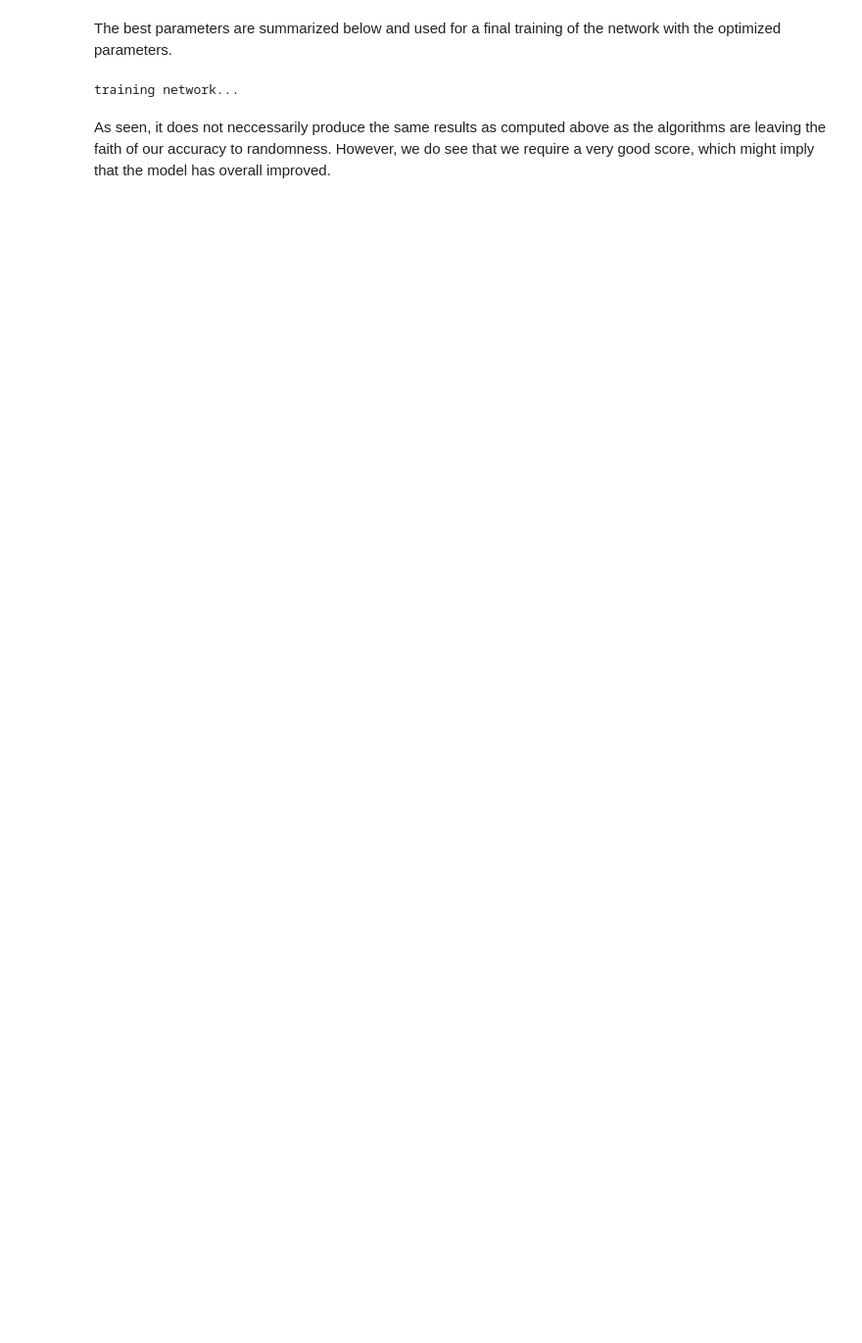
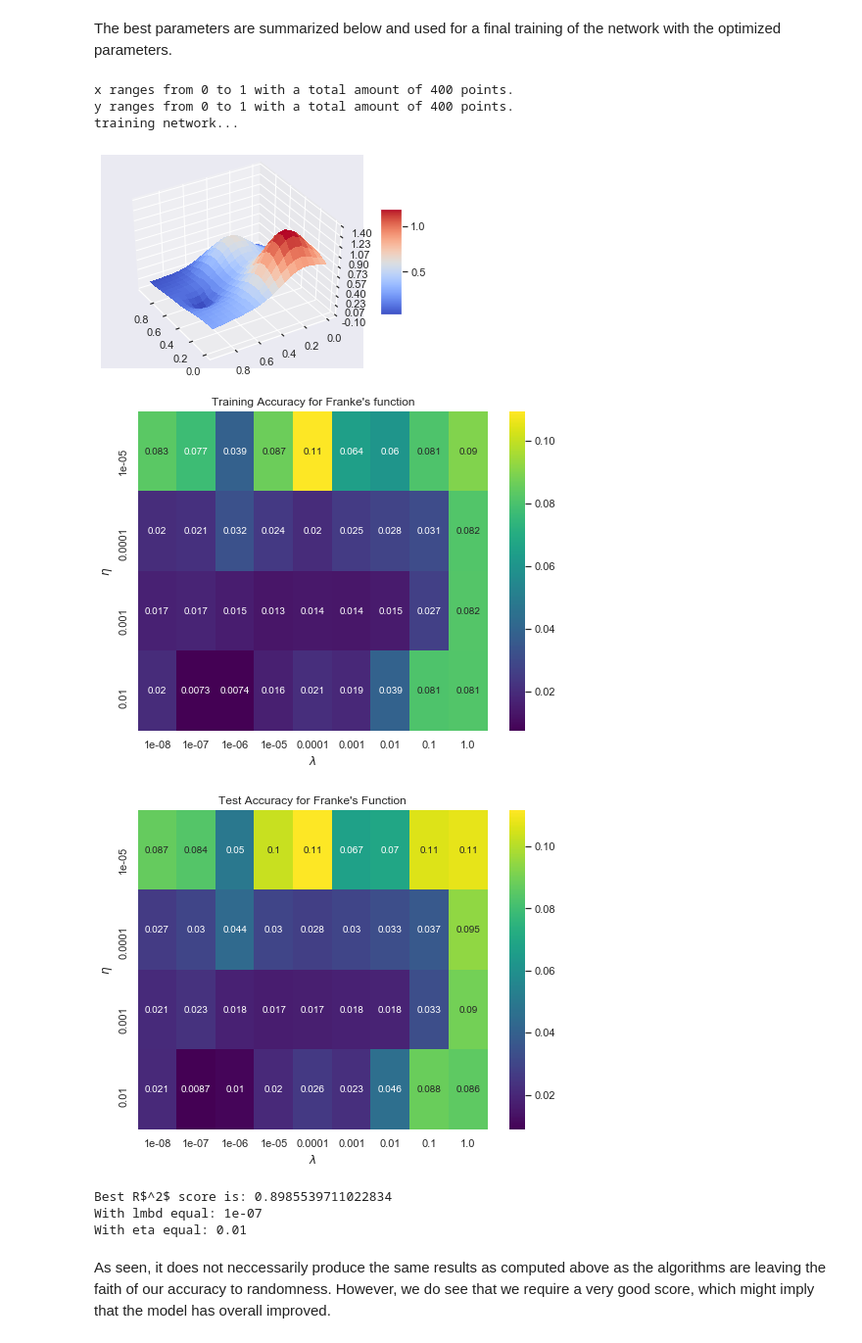
Before and after one commit to ohebbi/FYS-STK4155, a Jupyter notebook: project2/main_regression.ipynb, the cells around one changed output. Shown at 98% size. Drawn from its saved outputs; the diff is of its cells as text; code cells hidden in the pictures; blank space fills up the shorter version.

Commit message:
Updated functions and added jn

```diff
--- a/project2/main_regression.ipynb
+++ b/project2/main_regression.ipynb
@@ -182,26 +190,25 @@ def run_neuralnetwork(printing = False):
             train_pred = dnn.predict_probabilities(X_train)
             test_pred = dnn.predict_probabilities(X_test)
 
-            train_pred = inv_sigmoid(train_pred)
-            test_pred = inv_sigmoid(test_pred)
+            train_pred_inv = inv_sigmoid(train_pred)
+            test_pred_inv = inv_sigmoid(test_pred)
 
 
-            train_MSE[i][j] = MSE(z_train_inv, train_pred)[0]
-            test_MSE[i][j] = MSE(z_test_inv, test_pred)[0]
+            train_MSE[i][j] = MSE(z_train_inv, train_pred_inv)[0]
+            test_MSE[i][j] = MSE(z_test_inv, test_pred_inv)[0]
 
-            R2_score[i][j] = R2(z_test_inv, test_pred)
+            R2_score[i][j] = R2(z_test_inv.reshape(z_test_inv.shape[0],1), test_pred_inv)
 
             if printing:
                 print("Learning rate  = ", eta)
                 print("Lambda = ", lmbd)
                 print("Mean square error on test set:", test_MSE[i][j])
                 print()
-            if R2_score[i][j] = 0:
-                raise ValueError
+            #print (R2_score[i][j])
             if R2_score[i][j]  > best_R2_score:
-                best_R2_score = R2_score
+                best_R2_score = R2_score[i][j]
                 best_eta = eta
-                best_lmdb = lmdb
+                best_lmdb = lmbd
 
     train_accuracy = DataFrame(train_MSE, index = eta_vals, columns = lmbd_vals)
 
@@ -224,5 +231,5 @@ def run_neuralnetwork(printing = False):
     plt.show()
 
     print ("Best R$^2$ score is:", best_R2_score)
-    print ("With lmbd equal:", best_lmbd)
+    print ("With lmbd equal:", best_lmdb)
     print ("With eta equal:", best_eta)
@@ -347,29 +352,45 @@ Finally, it is achieved a MSE as $0.007$ with number of epochs as $150$ with $\l
 # %% [markdown]
 The best parameters are summarized below and used for a final training of the network with the optimized parameters.
 # %%
+x,y,z = generate_data() #FrankeFunction
+x = sigmoid(x)
+y = sigmoid(y)
+z = sigmoid(z)
+
+x_train, x_test, y_train, y_test, z_train, z_test = train_test_split(x,y,z,random_state=0)
+
+z_train_inv = inv_sigmoid(z_train)
+z_test_inv = inv_sigmoid(z_test)
+
 eta_vals = np.logspace(-5, -2, 4)
 lmbd_vals = np.logspace(-8, 0, 9)
 
 #for regression these has to be
 n_categories = 1
-n_hidden_layers = 2
 
 # store the models for later use
 DNN_numpy = np.zeros((len(eta_vals), len(lmbd_vals)), dtype=object)
-
 
 epochs = 150
 batch_size = 10
 n_hidden_neurons = 100
 n_hidden_layers = 5
 
 X_test = find_designmatrix(x_test, y_test, polygrad = 6)
 X_train = find_designmatrix(x_train, y_train, polygrad = 6)
 n_inputs, n_features = X_train.shape
 
 print("training network...")
 run_neuralnetwork()
 # %% [output]
+x ranges from 0 to 1 with a total amount of 400 points.
+y ranges from 0 to 1 with a total amount of 400 points.
 training network...
+[figure, added]
+[figure, added]
+[figure, added]
+Best R$^2$ score is: 0.8985539711022834
+With lmbd equal: 1e-07
+With eta equal: 0.01
 # %% [markdown]
 As seen, it does not neccessarily produce the same results as computed above as the algorithms are leaving the faith of our accuracy to randomness. However, we do see that we require a very good score, which might imply that the model has overall improved.
```
Also changed, not shown: parts of 9 cells of this notebook, 2 other files.
